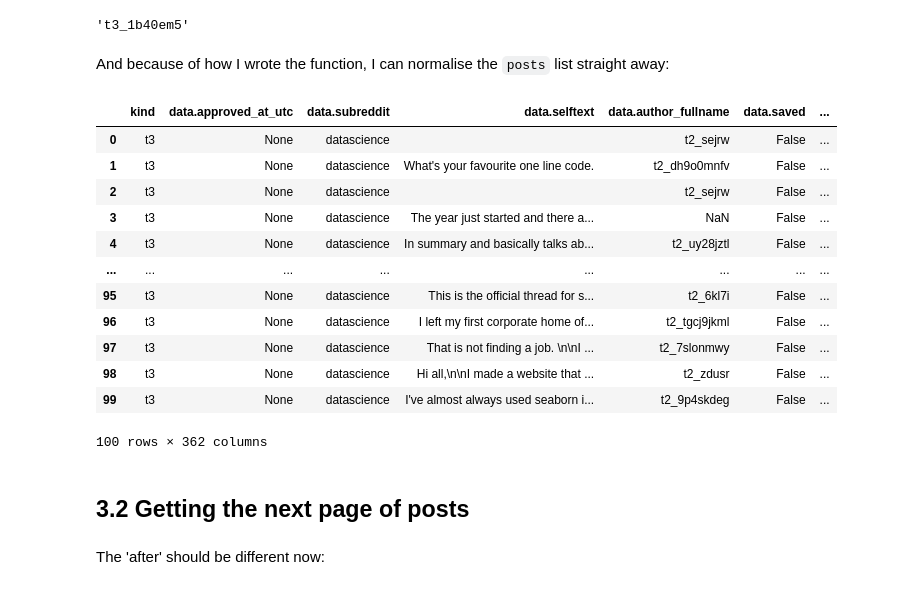
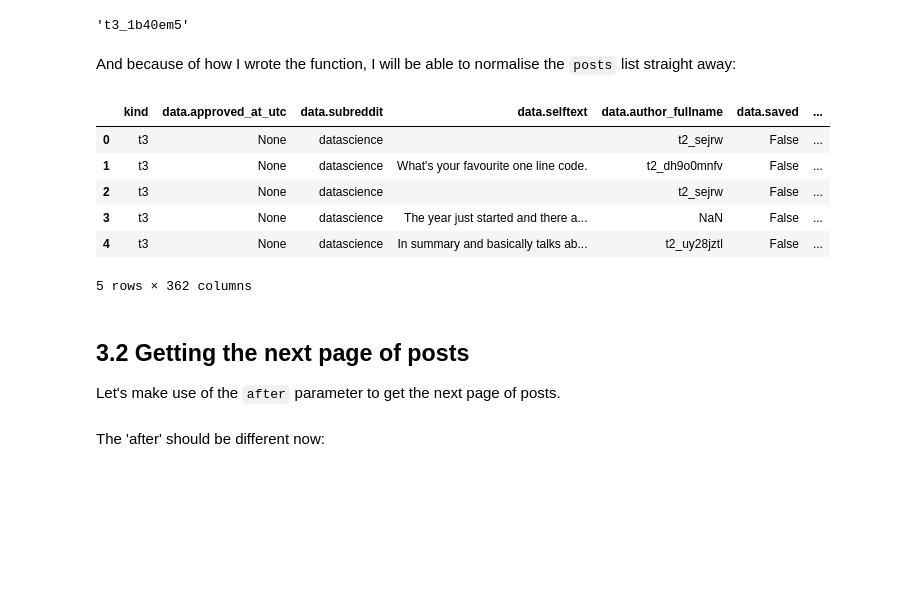
Before and after one commit to zoe-e-thomas/ds105a-2024, a Jupyter notebook: notebooks/W08-Lecture-NB01-API-with-credentials.ipynb, the cells around one changed output. Saved outputs shown, nothing was run; the diff lists cells and outputs as text; code cells hidden in the pictures; blank space fills up the shorter version.

```diff
--- a/notebooks/W08-Lecture-NB01-API-with-credentials.ipynb
+++ b/notebooks/W08-Lecture-NB01-API-with-credentials.ipynb
@@ -564,6 +317,8 @@ As we will be repeating the same code multiple times, it is a good idea to creat
 def get_next_top100_posts(subreddit, token, after=None):
     """
     Retrieves the next 100 top posts from a specified subreddit using the Reddit API.
+
+    (this documentation was created with the help of GitHub Copilot)
 
     Args:
         subreddit (str): The name of the subreddit to retrieve posts from.
@@ -601,25 +356,21 @@ after
 # %% [output]
 't3_1b40em5'
 # %% [markdown]
-And because of how I wrote the function, I can normalise the `posts` list straight away:
+And because of how I wrote the function, I will be able to normalise the `posts` list straight away:
 # %%
-pd.json_normalize(posts)
+pd.json_normalize(posts).head()
 # %% [output]
 |  | kind | data.approved_at_utc | data.subreddit | data.selftext | data.author_fullname | data.saved | ... |
 | 0 | t3 | None | datascience |  | t2_sejrw | False | ... |
 | 1 | t3 | None | datascience | What's your favourite one line code. | t2_dh9o0mnfv | False | ... |
 | 2 | t3 | None | datascience |  | t2_sejrw | False | ... |
 | 3 | t3 | None | datascience | The year just started and there a... | NaN | False | ... |
 | 4 | t3 | None | datascience | In summary and basically talks ab... | t2_uy28jztl | False | ... |
-| ... | ... | ... | ... | ... | ... | ... | ... |
-| 95 | t3 | None | datascience | This is the official thread for s... | t2_6kl7i | False | ... |
-| 96 | t3 | None | datascience | I left my first corporate home of... | t2_tgcj9jkml | False | ... |
-| 97 | t3 | None | datascience | That is not finding a job. \n\nI ... | t2_7slonmwy | False | ... |
-| 98 | t3 | None | datascience | Hi all,\n\nI made a website that ... | t2_zdusr | False | ... |
-| 99 | t3 | None | datascience | I've almost always used seaborn i... | t2_9p4skdeg | False | ... |
-100 rows × 362 columns
+5 rows × 362 columns
 # %% [markdown]
 ## 3.2 Getting the next page of posts
+
+Let's make use of the `after` parameter to get the next page of posts.
 # %%
 next_posts, after = get_next_top100_posts("datascience", my_token, after)
 # %% [markdown]
```
Also changed, not shown: parts of 42 cells of this notebook, 3 other files.
